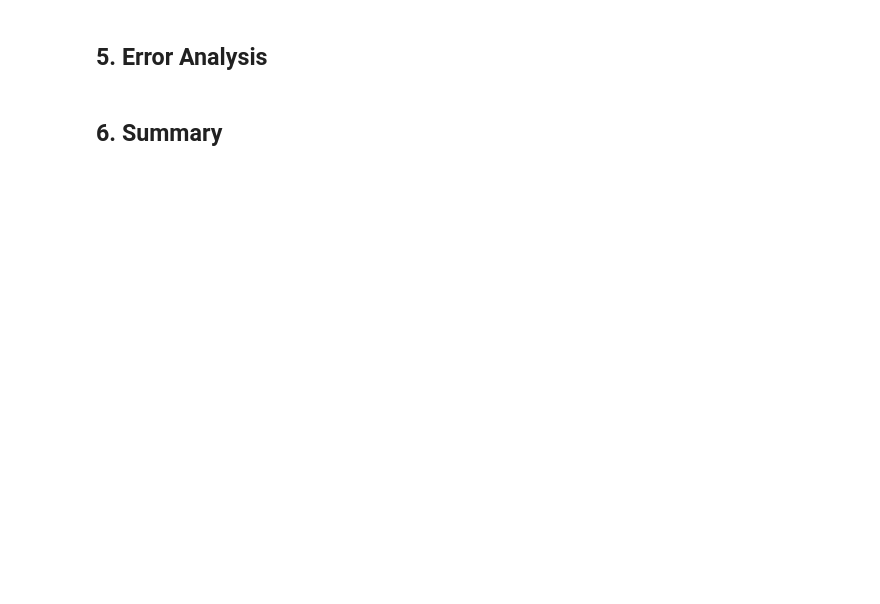
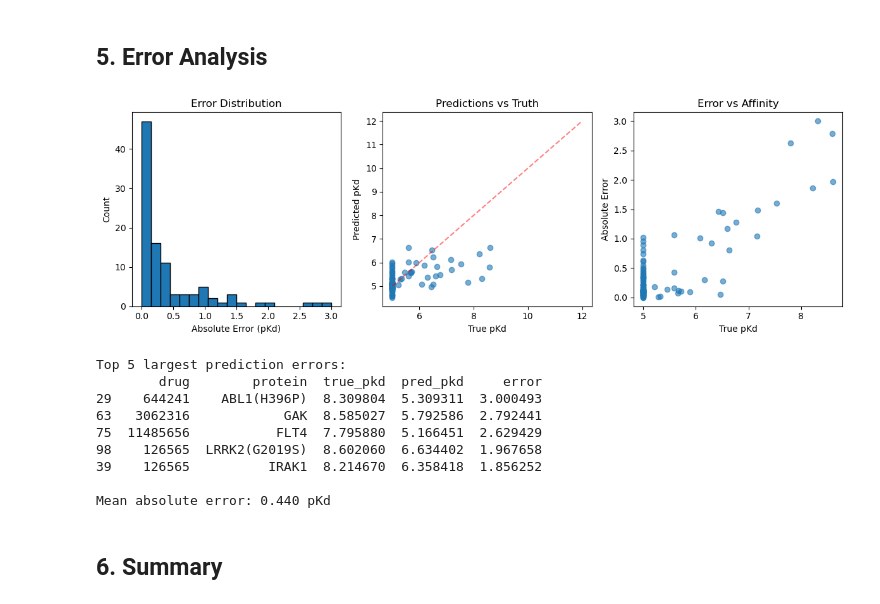
Before and after one commit to Kambeiz/Graph_GNN_Pytorch_PDB, a Jupyter notebook: notebooks/05_interpretability.ipynb, the cells around one changed output. Drawn from its saved outputs; the diff is of its cells as text; code cells hidden in the pictures; blank space fills up the shorter version.

```diff
--- a/notebooks/05_interpretability.ipynb
+++ b/notebooks/05_interpretability.ipynb
@@ -113,7 +113,10 @@ def get_gradient_importance(model, mol_graph, protein_features, device):
 
     # Forward pass
     batch = Batch.from_data_list([mol_graph])
-    output = model(batch, protein_tensor)
+    x = batch.x.to(device)
+    edge_index = batch.edge_index.to(device)
+    batch_idx = batch.batch.to(device)
+    output = model(x, edge_index, batch_idx, protein_tensor)
 
     # Backward pass
     output.backward()
@@ -239,9 +253,12 @@ def analyze_prediction_errors(model, mol_graphs, protein_features, affinity_matr
         mol_graph = mol_graphs[drug_id].to(device)
         protein_tensor = torch.FloatTensor(protein_features[protein_id]).unsqueeze(0).to(device)
         batch = Batch.from_data_list([mol_graph])
+        x = batch.x.to(device)
+        edge_index = batch.edge_index.to(device)
+        batch_idx = batch.batch.to(device)
 
         with torch.no_grad():
-            pred_pkd = model(batch, protein_tensor).cpu().item()
+            pred_pkd = model(x, edge_index, batch_idx, protein_tensor).cpu().item()
 
         error = abs(pred_pkd - true_pkd)
         errors.append({
@@ -262,33 +279,44 @@ error_analysis = analyze_prediction_errors(
 
 if len(error_analysis) > 0:
     # Plot error distribution
     plt.figure(figsize=(12, 4))
 
     plt.subplot(1, 3, 1)
     plt.hist(error_analysis['error'], bins=20, edgecolor='black')
     plt.xlabel('Absolute Error (pKd)')
     plt.ylabel('Count')
     plt.title('Error Distribution')
 
     plt.subplot(1, 3, 2)
     plt.scatter(error_analysis['true_pkd'], error_analysis['pred_pkd'], alpha=0.6)
     plt.plot([5, 12], [5, 12], 'r--', alpha=0.5)
     plt.xlabel('True pKd')
     plt.ylabel('Predicted pKd')
     plt.title('Predictions vs Truth')
 
     plt.subplot(1, 3, 3)
     plt.scatter(error_analysis['true_pkd'], error_analysis['error'], alpha=0.6)
     plt.xlabel('True pKd')
     plt.ylabel('Absolute Error')
     plt.title('Error vs Affinity')
 
     plt.tight_layout()
     plt.show()
 
     print('Top 5 largest prediction errors:')
     print(error_analysis.head()[['drug', 'protein', 'true_pkd', 'pred_pkd', 'error']])
     print(f'\nMean absolute error: {error_analysis["error"].mean():.3f} pKd')
+# %% [output]
+[figure, added]
+Top 5 largest prediction errors:
+        drug        protein  true_pkd  pred_pkd     error
+29    644241    ABL1(H396P)  8.309804  5.309311  3.000493
+63   3062316            GAK  8.585027  5.792586  2.792441
+75  11485656           FLT4  7.795880  5.166451  2.629429
+98    126565  LRRK2(G2019S)  8.602060  6.634402  1.967658
+39    126565          IRAK1  8.214670  6.358418  1.856252
+
+Mean absolute error: 0.440 pKd
 # %% [markdown]
 ## 6. Summary
 # %%
```
Also changed, not shown: parts of 3 cells of this notebook, 1 other file.
